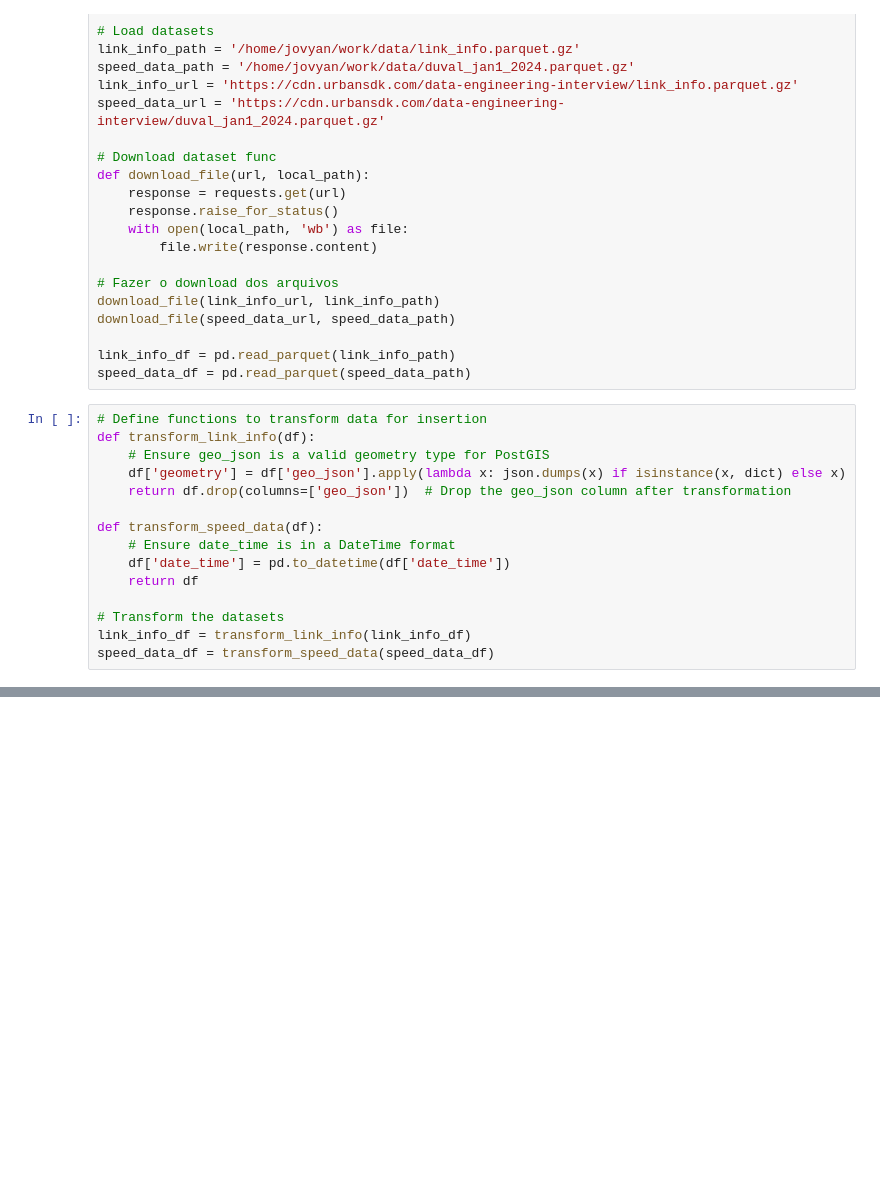
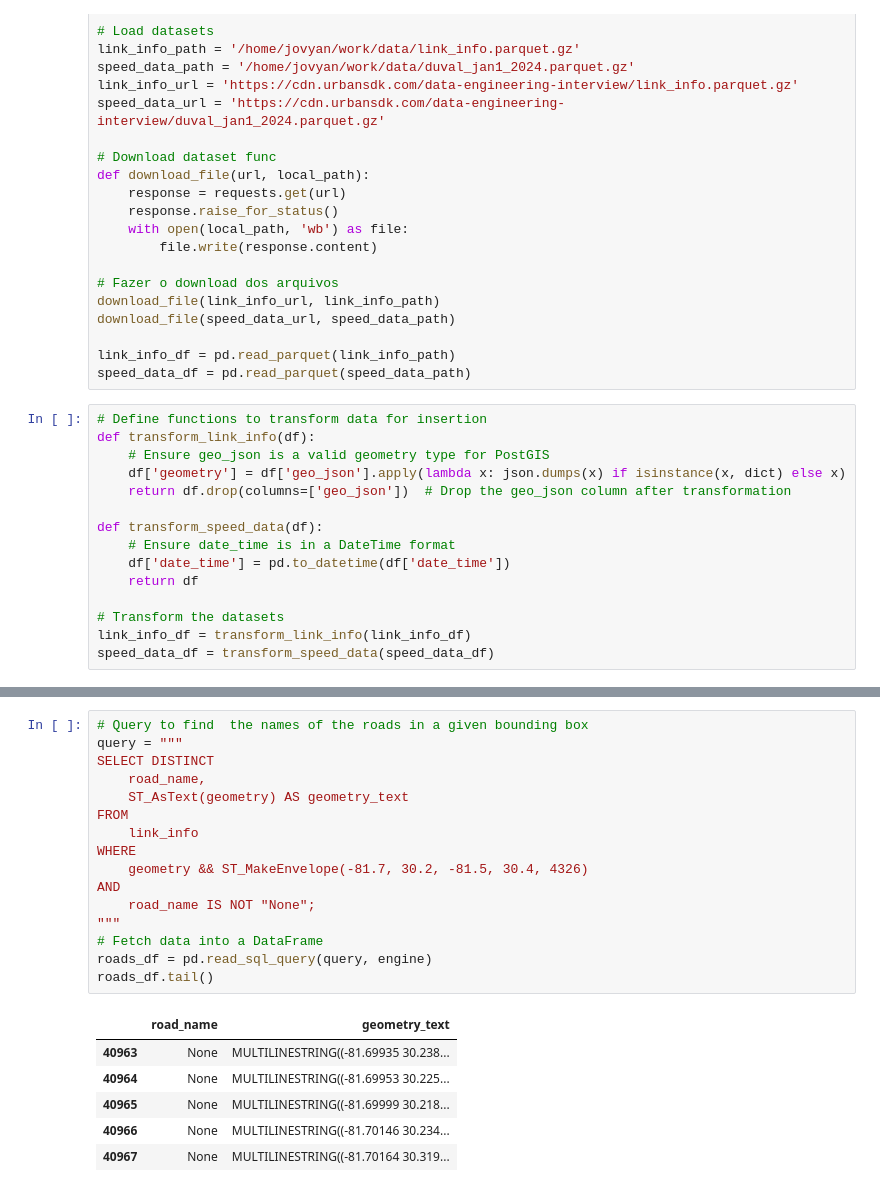
Before and after one commit to GuiBo79/urban-sdk, a Jupyter notebook: notebooks/urban-sdk.ipynb, the cells around one changed output, grey strips where cells are left out. Cells and saved outputs as stored; diff of their text form; blank space fills up the shorter version.

```diff
--- a/notebooks/urban-sdk.ipynb
+++ b/notebooks/urban-sdk.ipynb
@@ -107,3 +169,26 @@ transformed_df.head()
+# %%
+# Query to find  the names of the roads in a given bounding box
+query = """
+SELECT DISTINCT
+    road_name,
+    ST_AsText(geometry) AS geometry_text
+FROM
+    link_info
+WHERE
+    geometry && ST_MakeEnvelope(-81.7, 30.2, -81.5, 30.4, 4326)
+AND
+    road_name IS NOT "None";
+"""
+# Fetch data into a DataFrame
+roads_df = pd.read_sql_query(query, engine)
+roads_df.tail()
+# %% [output]
+|  | road_name | geometry_text |
+| 40963 | None | MULTILINESTRING((-81.69935 30.238... |
+| 40964 | None | MULTILINESTRING((-81.69953 30.225... |
+| 40965 | None | MULTILINESTRING((-81.69999 30.218... |
+| 40966 | None | MULTILINESTRING((-81.70146 30.234... |
+| 40967 | None | MULTILINESTRING((-81.70164 30.319... |
 # %%
 import matplotlib.pyplot as plt
 import seaborn as sns
```
Also changed, not shown: parts of 12 cells of this notebook.
